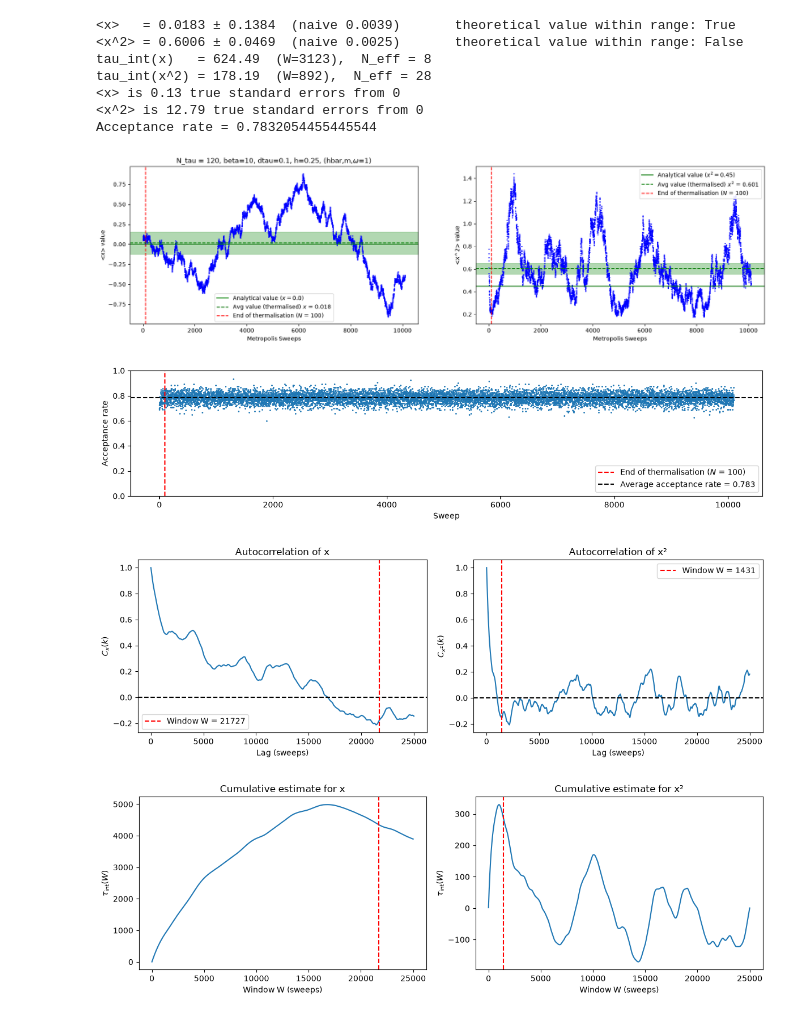
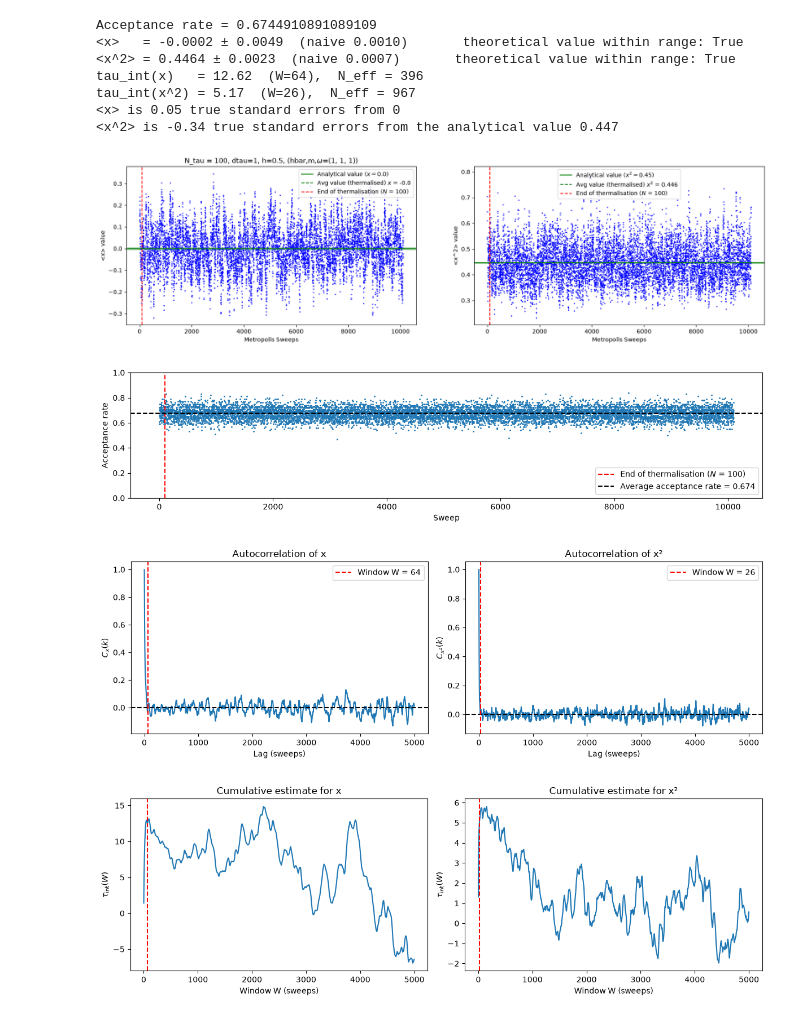
Before and after one commit to phillyyymcd/SHP_QuantumHarmonicOscillator, a Jupyter notebook: SHP_structured.ipynb, the cells around one changed output. Saved outputs shown, nothing was run; the diff lists cells and outputs as text; code cells hidden in the pictures.

Commit message:
20/10: FIXED w/ DIMENSIONLESS

```diff
--- a/SHP_structured.ipynb
+++ b/SHP_structured.ipynb
@@ -3,7 +3,7 @@ import numpy as np
 import matplotlib.pyplot as plt
 import warnings
 
-def local_action(path, tau, x, delta_tau, m, omega):
+def local_action(path, tau, x, m_tilde, omega_tilde):
     N_tau = len(path)
 
     # Every site needs two neighbours but the array only has indicies from
@@ -12,15 +12,14 @@ def local_action(path, tau, x, delta_tau, m, omega):
     left = path[(tau - 1) % N_tau]
     right = path[(tau + 1) % N_tau]
 
-    kinetic = (m / (2 * delta_tau)
+    kinetic = (m_tilde / (2)
                * ((x - left)**2 + (right - x)**2))
 
-    potential = (delta_tau
-        * 0.5 * m * (omega**2) * (x**2))
+    potential = ( 0.5 * m_tilde * (omega_tilde**2) * (x**2))
 
     return kinetic + potential
 
-def metropolis_sweep(path, delta_tau):
+def metropolis_sweep(path):
 
     #for every lattice site:
     #choose a site               (1)
@@ -34,13 +33,13 @@ def metropolis_sweep(path, delta_tau):
     for i in range(N_tau):
         tau = np.random.randint(N_tau) #(1), choosing random site to start at
         #tau = i
-        j = np.random.uniform(-h,h) #generating the amount to change the site to
+        j = np.random.uniform(-h_tilde,h_tilde) #generating the amount to change the site to
 
         x_old = path[tau] #defining old position in array
         x_new = x_old + j #(2)
 
-        S_old = local_action(path, tau, x_old, delta_tau, m, omega)
-        S_new = local_action(path, tau, x_new, delta_tau, m, omega)
+        S_old = local_action(path, tau, x_old, m_tilde, omega_tilde)
+        S_new = local_action(path, tau, x_new, m_tilde, omega_tilde)
 
         dS = S_new - S_old #(3)
         if dS <= 0 or np.random.rand() < np.exp(-dS): #(4)
@@ -99,12 +98,20 @@ def integrated_auto_correlation(a, c=5):
     return tau_path[-1], max_lag, C, tau_path
 # %%
 #Defining Parameters
-h = 0.25 #step size
-m  = hbar = 1 #ensuring dimensionless varianbles
+h = 0.5 #step size
+
+m = 1
 omega = 1
+hbar = 1
+
 N_tau = 100 #size of the lattice
-beta = 10
-delta_tau = beta / N_tau
+delta_tau = 1
+
+m_tilde  = m * delta_tau #ensuring dimensionless varianbles
+h_tilde = hbar * delta_tau
+omega_tilde = omega * delta_tau
+
+#beta = 10
 N_therm = 100 #how many of the first sweeps are discarded
 N_sweeps = 10000 #how many passes are repeated
 
@@ -114,21 +121,16 @@ x_2 = []
 x_analytical = 0.0
 #x_2_analytical = hbar / (2*m*omega) * (1 / np.tanh(beta*hbar*omega/2)) #should be roughly equivalent to 0.5
 
+R = 1 + (omega_tilde**2/2) - omega_tilde*(np.sqrt(1+omega_tilde**2/4))
 
-m_tilde = 1.0
-omega_tilde = 1.0
-N_tau = 120
-
-R = 1 + (omega**2/2) - omega*(np.sqrt(1+omega**2/4))
-
-x_2_analytical = (1 / (2*m*omega*np.sqrt(1+omega**2/4))) * ((1+R**(N_tau))/(1-R**N_tau))
+x_2_analytical = (1 / (2*m_tilde*omega_tilde*np.sqrt(1+omega_tilde**2/4))) * ((1+R**(N_tau))/(1-R**N_tau))
 
 path = np.random.randn(N_tau)
 total_acc_rate = []
 
 #Running Metropolis-Hastings Algorithm
 for i in range(N_therm + N_sweeps):
-    total_path, acc_rate = metropolis_sweep(path, delta_tau)
+    total_path, acc_rate = metropolis_sweep(path)
     x.append(np.mean(total_path))
     x_2.append(np.mean(total_path**2))
     total_acc_rate.append(acc_rate)
@@ -150,6 +152,7 @@ x_2_true_error = x_2_naive_error * np.sqrt(2*tau_x_2)
 x_truth_value = (x_mean - x_true_error <= 0 <= x_mean + x_true_error)
 x_2_truth_value = (x_2_mean - x_2_true_error <= x_2_analytical <= x_2_mean + x_2_true_error)
 
+print(f"Acceptance rate = {np.mean(total_acc_rate)}")
 print(f"<x>   = {x_mean:.4f} ± {x_true_error:.4f}  (naive {x_naive_error:.4f}) \
       theoretical value within range: {x_truth_value}")
 print(f"<x^2> = {x_2_mean:.4f} ± {x_2_true_error:.4f}  (naive {x_2_naive_error:.4f}) \
@@ -157,8 +160,7 @@ print(f"<x^2> = {x_2_mean:.4f} ± {x_2_true_error:.4f}  (naive {x_2_naive_error:
 print(f"tau_int(x)   = {tau_x:.2f}  (W={W_x}),  N_eff = {N_sweeps/(2*tau_x):.0f}")
 print(f"tau_int(x^2) = {tau_x_2:.2f}  (W={W_x_2}),  N_eff = {N_sweeps/(2*tau_x_2):.0f}")
 print(f"<x> is {abs(x_mean)/x_true_error:.2f} true standard errors from 0")
-print(f"<x^2> is {(abs(x_2_mean)-(x_mean)**2)/x_2_true_error:.2f} true standard errors from 0")
-print(f"Acceptance rate = {np.mean(total_acc_rate)}")
+print(f"<x^2> is {(x_2_mean - x_2_analytical) / x_2_true_error:.2f} true standard errors from the analytical value {np.round(x_2_analytical, 3)}")
 
 # Expectation values vs. sweeps
 sweeps = np.arange(len(x))
@@ -170,44 +172,44 @@ ax[0].set_ylabel("<x> value")
 ax[0].axhline(y=x_analytical, color='g', linestyle='-', label = f"Analytical value ($x={x_analytical}$)")
 ax[0].axhline(y=np.mean(x_thermalised), color='g', linestyle='--', label = f"Avg value (thermalised) $x$ = {np.round(np.mean(x_thermalised), decimals=3)}")
 ax[0].axvline(N_therm, color='r', linestyle='--', label = f"End of thermalisation ($N$ = {N_therm})")
-ax[0].set_title(rf"N_tau = {N_tau}, beta={beta}, dtau={delta_tau}, h={h}, (hbar,m,$\omega$={m})")
+ax[0].set_title(rf"N_tau = {N_tau}, dtau={delta_tau}, h={h}, (hbar,m,$\omega$={hbar, m, omega})")
 ax[0].legend()
 
 ax[1].plot(sweeps, x_2, 'o', color="blue", markersize=1)
 ax[1].set_xlabel("Metropolis Sweeps")
 ax[1].set_ylabel("<x^2> value")
 #ax[1].set_ylim(0.4, 0.6)
 ax[1].axhline(y=x_2_analytical, color='g', linestyle='-', label = f"Analytical value ($x^2={np.round(x_2_analytical, 2)}$)")
 ax[1].axhline(y=np.mean(x_2_thermalised), color='g', linestyle='--', label = f"Avg value (thermalised) $x^2$ = {np.round(np.mean(x_2_thermalised), decimals=3)}")
 ax[1].axvline(N_therm, color='r', linestyle='--', label = f"End of thermalisation ($N$ = {N_therm})")
 ax[1].legend()
 
 #error bands
 ax[0].axhspan(x_mean - x_true_error, x_mean + x_true_error, color="green", alpha=0.3)
 ax[1].axhspan(x_2_mean - x_2_true_error, x_2_mean + x_2_true_error, color="green", alpha=0.3)
 
 # Acceptance rate
 plt.figure(figsize=(12,3))
 plt.plot(total_acc_rate, '.', markersize=2)
 plt.axvline(N_therm, color='red', linestyle='--', label = f"End of thermalisation ($N$ = {N_therm})")
 plt.axhline(np.mean(total_acc_rate), linestyle='--', color='black', label=f"Average acceptance rate = {np.round(np.mean(total_acc_rate), decimals=3)}")
 plt.ylim(0,1)
 plt.xlabel("Sweep")
 plt.ylabel("Acceptance rate")
 plt.legend()
 
 plt.tight_layout()
 plt.show()
 # %% [output]
-<x>   = 0.0183 ± 0.1384  (naive 0.0039)       theoretical value within range: True
-<x^2> = 0.6006 ± 0.0469  (naive 0.0025)       theoretical value within range: False
-tau_int(x)   = 624.49  (W=3123),  N_eff = 8
-tau_int(x^2) = 178.19  (W=892),  N_eff = 28
-<x> is 0.13 true standard errors from 0
-<x^2> is 12.79 true standard errors from 0
-Acceptance rate = 0.7832054455445544
+Acceptance rate = 0.6744910891089109
+<x>   = -0.0002 ± 0.0049  (naive 0.0010)       theoretical value within range: True
+<x^2> = 0.4464 ± 0.0023  (naive 0.0007)       theoretical value within range: True
+tau_int(x)   = 12.62  (W=64),  N_eff = 396
+tau_int(x^2) = 5.17  (W=26),  N_eff = 967
+<x> is 0.05 true standard errors from 0
+<x^2> is -0.34 true standard errors from the analytical value 0.447
-[figure, old version]
+[figure, new version]
-[figure, old version]
+[figure, new version]
 # %%
 
 fig, ax = plt.subplots(1, 2, figsize=(12, 4))
@@ -233,7 +235,7 @@ ax[1].legend()
 plt.tight_layout()
 plt.show()
 # %% [output]
-[figure, old version]
+[figure, new version]
 # %%
 fig, ax = plt.subplots(1, 2, figsize=(12, 4))
 
@@ -252,7 +254,7 @@ ax[1].set_title("Cumulative estimate for x²")
 plt.tight_layout()
 plt.show()
 # %% [output]
-[figure, old version]
+[figure, new version]
 # %%
 x_thermalised = np.asarray(x[N_therm:])
 x2_thermalised = np.asarray(x_2[N_therm:])
```
Also changed, not shown: parts of 2 cells of this notebook.
